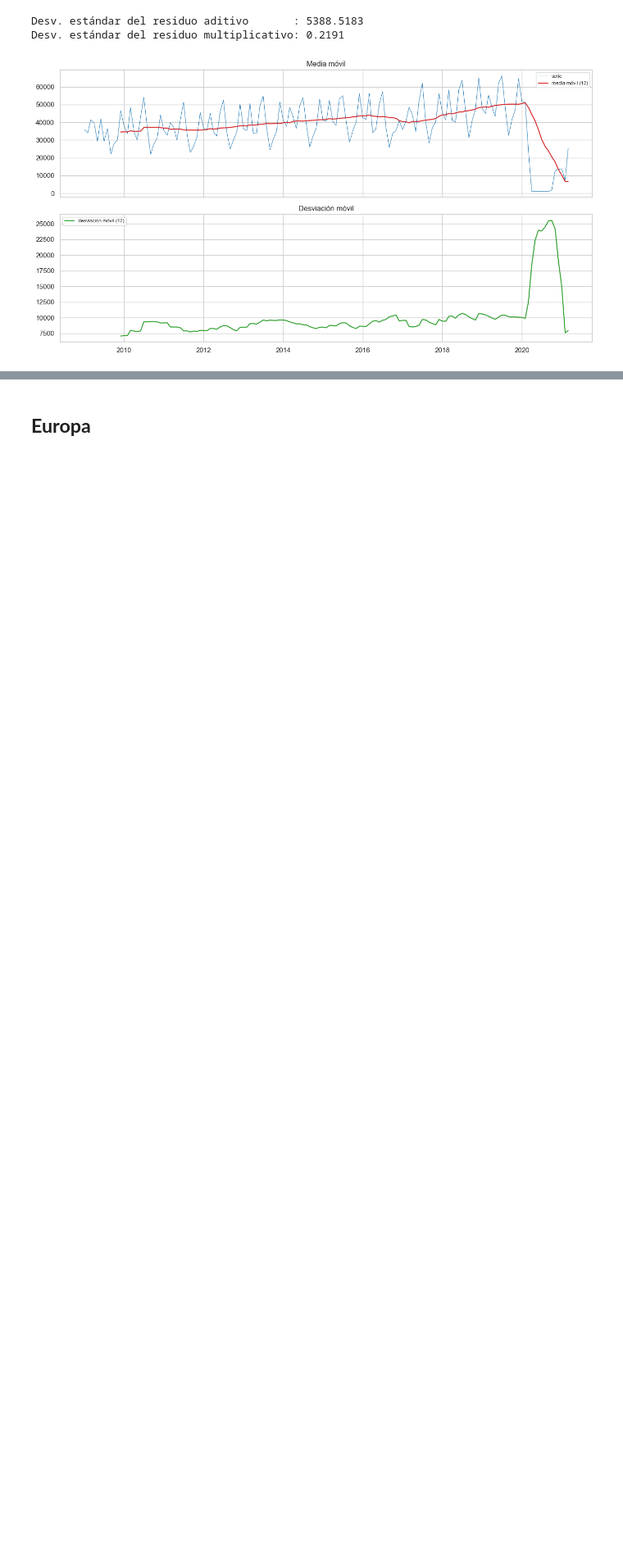
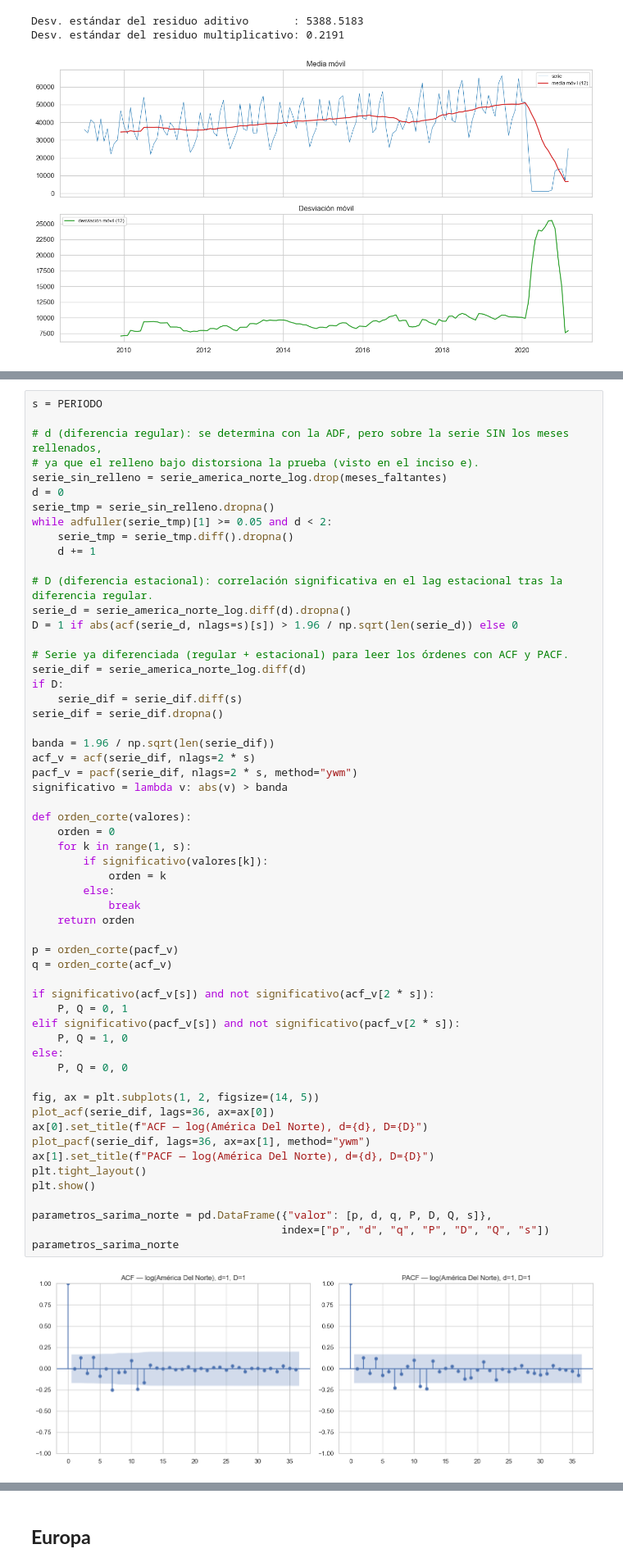
Before and after one commit to Bamo0507/Laboratorio_1_Series_de_Tiempo, a Jupyter notebook: notebooks/series/Regiones_Series_de_Tiempo.ipynb, the cells around one changed output, grey strips where cells are left out. Shown at 82% size. Drawn from its saved outputs; the diff is of its cells as text; blank space fills up the shorter version.

```diff
--- a/notebooks/series/Regiones_Series_de_Tiempo.ipynb
+++ b/notebooks/series/Regiones_Series_de_Tiempo.ipynb
@@ -619,0 +704,59 @@ Desv. estándar del residuo multiplicativo: 0.2191
+# %%
+s = PERIODO
+
+# d (diferencia regular): se determina con la ADF, pero sobre la serie SIN los meses rellenados,
+# ya que el relleno bajo distorsiona la prueba (visto en el inciso e).
+serie_sin_relleno = serie_america_norte_log.drop(meses_faltantes)
+d = 0
+serie_tmp = serie_sin_relleno.dropna()
+while adfuller(serie_tmp)[1] >= 0.05 and d < 2:
+    serie_tmp = serie_tmp.diff().dropna()
+    d += 1
+
+# D (diferencia estacional): correlación significativa en el lag estacional tras la diferencia regular.
+serie_d = serie_america_norte_log.diff(d).dropna()
+D = 1 if abs(acf(serie_d, nlags=s)[s]) > 1.96 / np.sqrt(len(serie_d)) else 0
+
+# Serie ya diferenciada (regular + estacional) para leer los órdenes con ACF y PACF.
+serie_dif = serie_america_norte_log.diff(d)
+if D:
+    serie_dif = serie_dif.diff(s)
+serie_dif = serie_dif.dropna()
+
+banda = 1.96 / np.sqrt(len(serie_dif))
+acf_v = acf(serie_dif, nlags=2 * s)
+pacf_v = pacf(serie_dif, nlags=2 * s, method="ywm")
+significativo = lambda v: abs(v) > banda
+
+def orden_corte(valores):
+    orden = 0
+    for k in range(1, s):
+        if significativo(valores[k]):
+            orden = k
+        else:
+            break
+    return orden
+
+p = orden_corte(pacf_v)
+q = orden_corte(acf_v)
+
+if significativo(acf_v[s]) and not significativo(acf_v[2 * s]):
+    P, Q = 0, 1
+elif significativo(pacf_v[s]) and not significativo(pacf_v[2 * s]):
+    P, Q = 1, 0
+else:
+    P, Q = 0, 0
+
+fig, ax = plt.subplots(1, 2, figsize=(14, 5))
+plot_acf(serie_dif, lags=36, ax=ax[0])
+ax[0].set_title(f"ACF — log(América Del Norte), d={d}, D={D}")
+plot_pacf(serie_dif, lags=36, ax=ax[1], method="ywm")
+ax[1].set_title(f"PACF — log(América Del Norte), d={d}, D={D}")
+plt.tight_layout()
+plt.show()
+
+parametros_sarima_norte = pd.DataFrame({"valor": [p, d, q, P, D, Q, s]},
+                                       index=["p", "d", "q", "P", "D", "Q", "s"])
+parametros_sarima_norte
+# %% [output]
+[figure, added]
```
Also changed, not shown: parts of 40 cells of this notebook, 1 other file.
